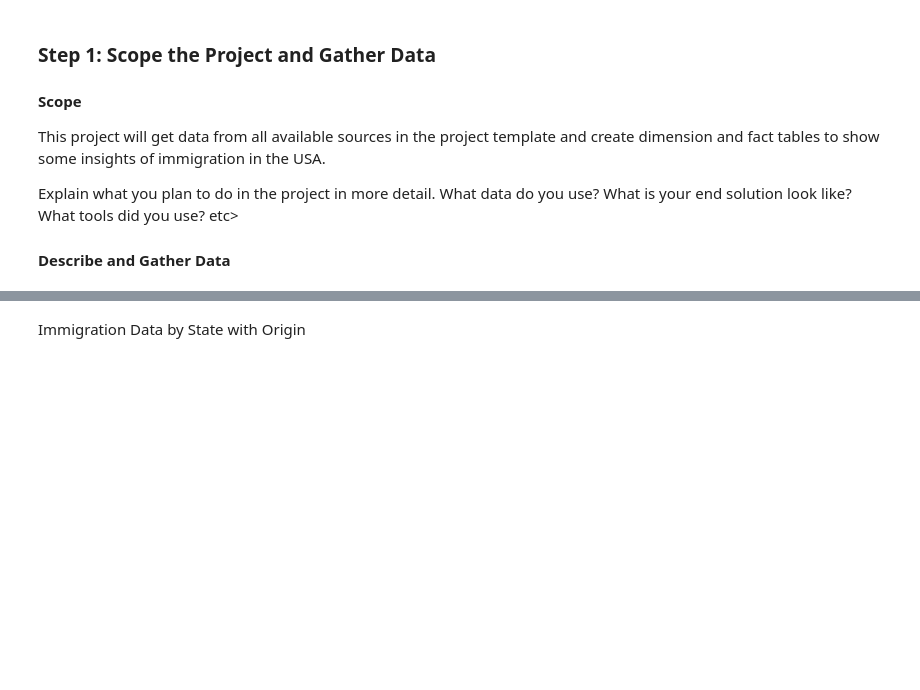
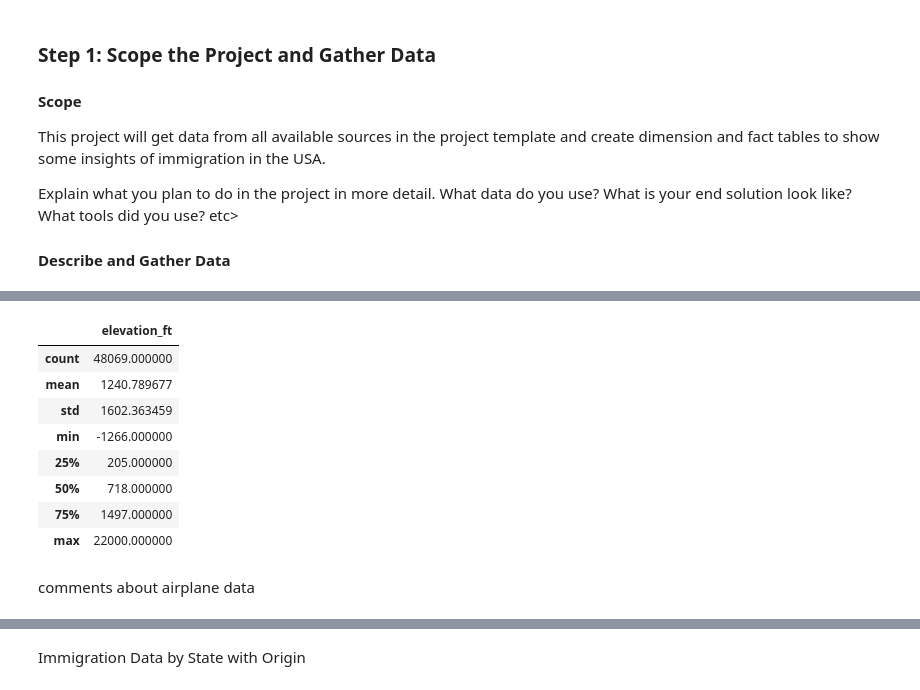
Before and after one commit to sbaezah/Udacity-Data-Engineering-Nanodegree, a Jupyter notebook: DEND-Capstone-Project/Capstone Project Template.ipynb, the cells around one changed output, grey strips where cells are left out. Saved outputs shown, nothing was run; the diff lists cells and outputs as text; code cells hidden in the pictures; blank space fills up the shorter version.

```diff
--- a/DEND-Capstone-Project/Capstone Project Template.ipynb
+++ b/DEND-Capstone-Project/Capstone Project Template.ipynb
@@ -106,0 +104,14 @@ spark_sas_data=spark.read.format('com.github.saurfang.sas.spark').load("../../da
+# %%
+df_airport.describe()
+# %% [output]
+|  | elevation_ft |
+| count | 48069.000000 |
+| mean | 1240.789677 |
+| std | 1602.363459 |
+| min | -1266.000000 |
+| 25% | 205.000000 |
+| 50% | 718.000000 |
+| 75% | 1497.000000 |
+| max | 22000.000000 |
+# %% [markdown]
+comments about airplane data
```
Also changed, not shown: parts of 26 cells of this notebook.
